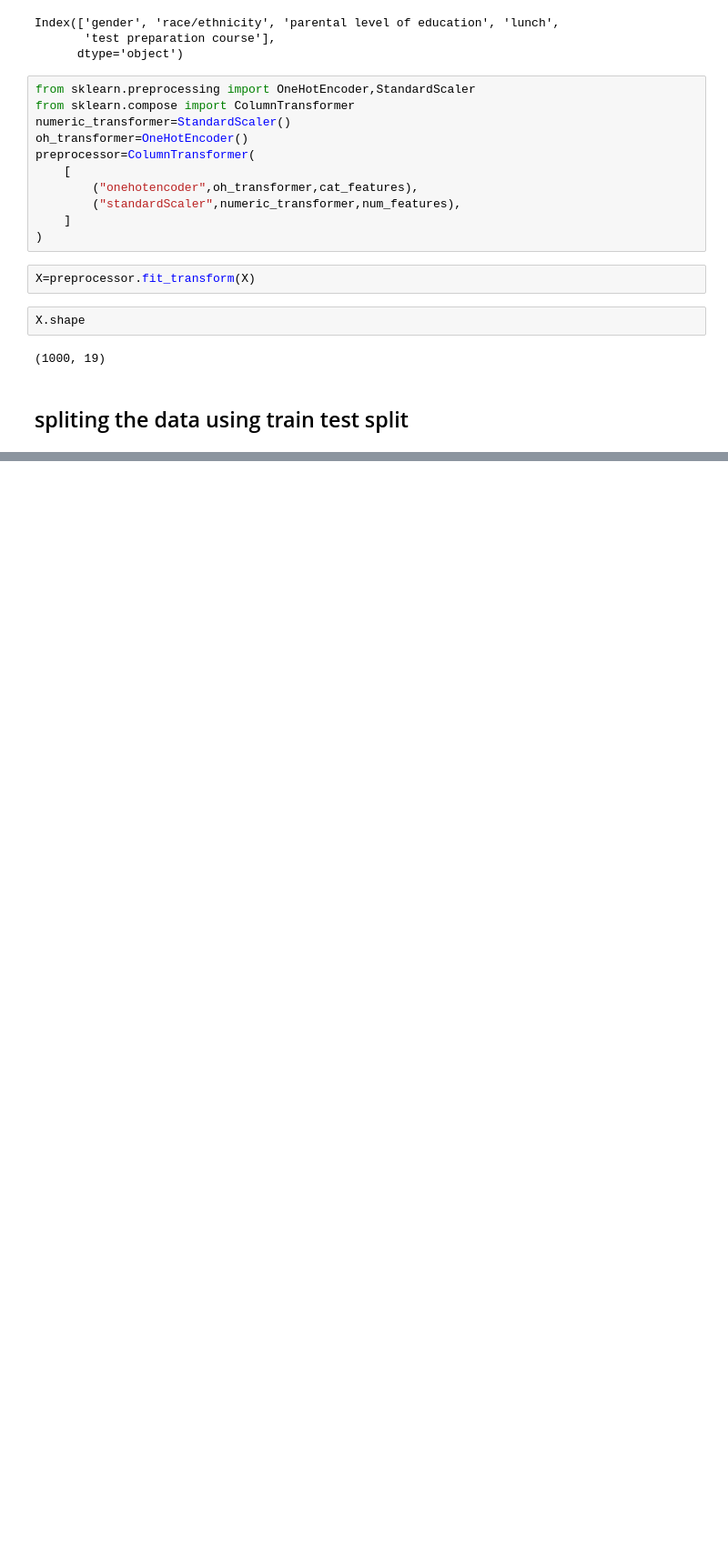
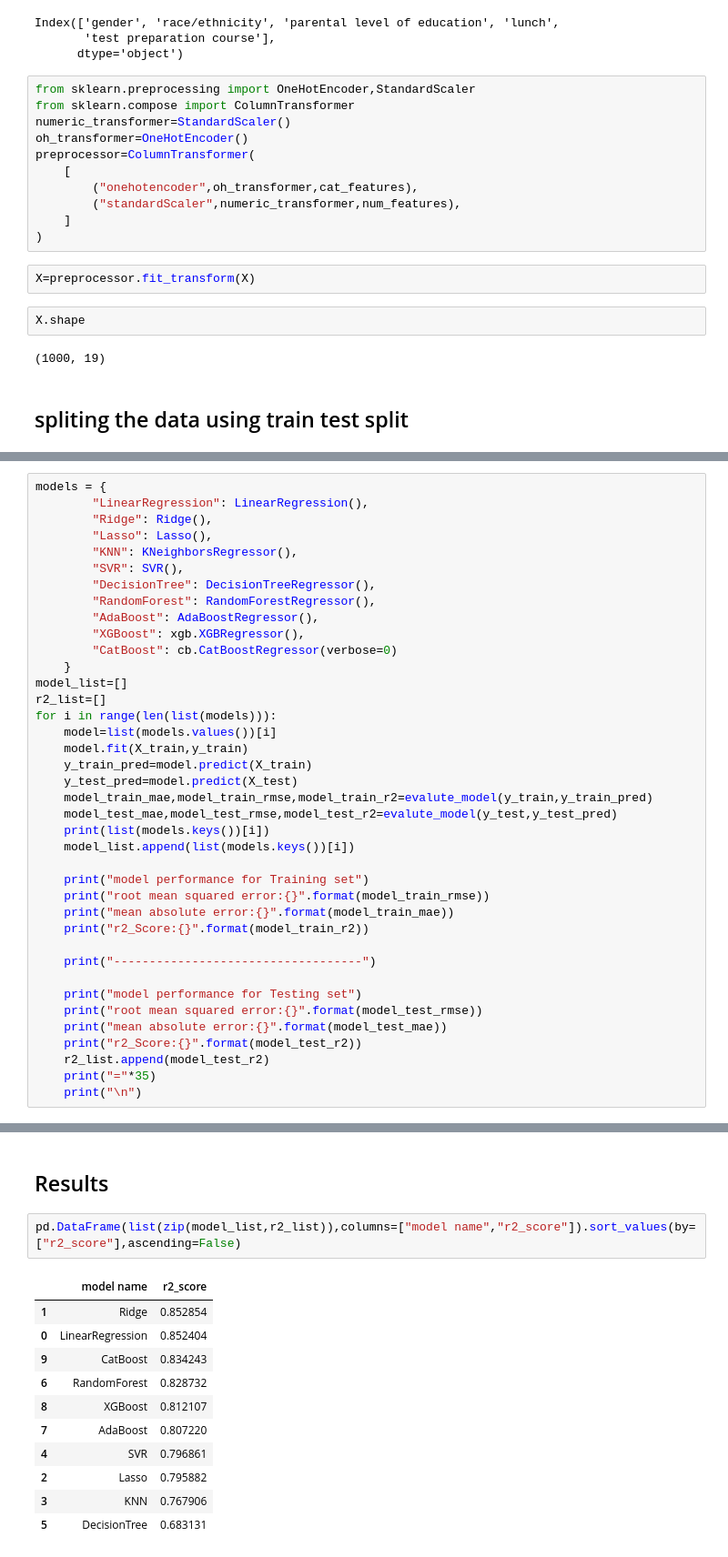
Before and after one commit to GANGADHARLALAM345/MLPROJECT, a Jupyter notebook: notebook/model_traing.ipynb, the cells around one changed output, grey strips where cells are left out. Shown at 91% size. Drawn from its saved outputs; the diff is of its cells as text; blank space fills up the shorter version.

```diff
--- a/notebook/model_traing.ipynb
+++ b/notebook/model_traing.ipynb
@@ -124,0 +132,39 @@ X_train,X_test,y_train,y_test=train
+# %%
+models = {
+        "LinearRegression": LinearRegression(),
+        "Ridge": Ridge(),
+        "Lasso": Lasso(),
+        "KNN": KNeighborsRegressor(),
+        "SVR": SVR(),
+        "DecisionTree": DecisionTreeRegressor(),
+        "RandomForest": RandomForestRegressor(),
+        "AdaBoost": AdaBoostRegressor(),
+        "XGBoost": xgb.XGBRegressor(),
+        "CatBoost": cb.CatBoostRegressor(verbose=0)
+    }
+model_list=[]
+r2_list=[]
+for i in range(len(list(models))):
+    model=list(models.values())[i]
+    model.fit(X_train,y_train)
+    y_train_pred=model.predict(X_train)
+    y_test_pred=model.predict(X_test)
+    model_train_mae,model_train_rmse,model_train_r2=evalute_model(y_train,y_train_pred)
+    model_test_mae,model_test_rmse,model_test_r2=evalute_model(y_test,y_test_pred)
+    print(list(models.keys())[i])
+    model_list.append(list(models.keys())[i])
+
+    print("model performance for Training set")
+    print("root mean squared error:{}".format(model_train_rmse))
+    print("mean absolute error:{}".format(model_train_mae))
+    print("r2_Score:{}".format(model_train_r2))
+
+    print("-----------------------------------")
+
+    print("model performance for Testing set")
+    print("root mean squared error:{}".format(model_test_rmse))
+    print("mean absolute error:{}".format(model_test_mae))
+    print("r2_Score:{}".format(model_test_r2))
+    r2_list.append(model_test_r2)
+    print("="*35)
+    print("\n")
@@ -124,0 +189,16 @@ X_train,X_test,y_train,y_test=train
+# %% [markdown]
+## Results
+# %%
+pd.DataFrame(list(zip(model_list,r2_list)),columns=["model name","r2_score"]).sort_values(by=["r2_score"],ascending=False)
+# %% [output]
+|  | model name | r2_score |
+| 1 | Ridge | 0.852854 |
+| 0 | LinearRegression | 0.852404 |
+| 9 | CatBoost | 0.834243 |
+| 6 | RandomForest | 0.828732 |
+| 8 | XGBoost | 0.812107 |
+| 7 | AdaBoost | 0.807220 |
+| 4 | SVR | 0.796861 |
+| 2 | Lasso | 0.795882 |
+| 3 | KNN | 0.767906 |
+| 5 | DecisionTree | 0.683131 |
```
Also changed, not shown: parts of 10 cells of this notebook.
